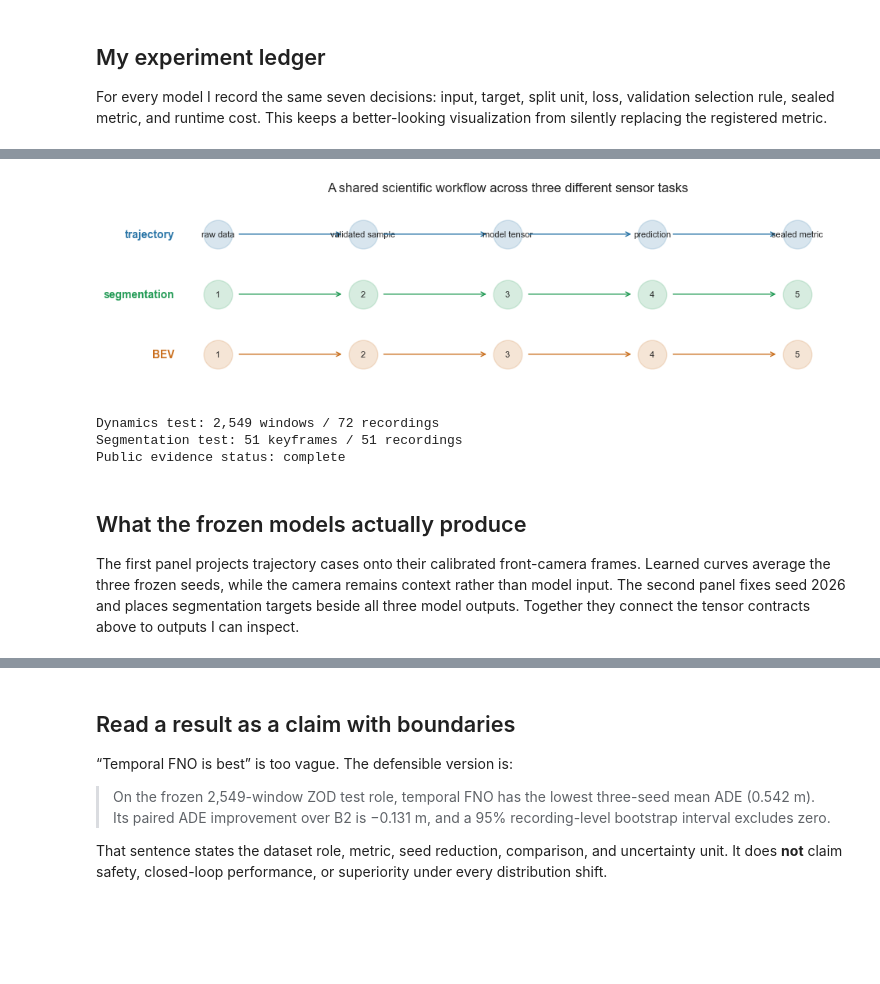
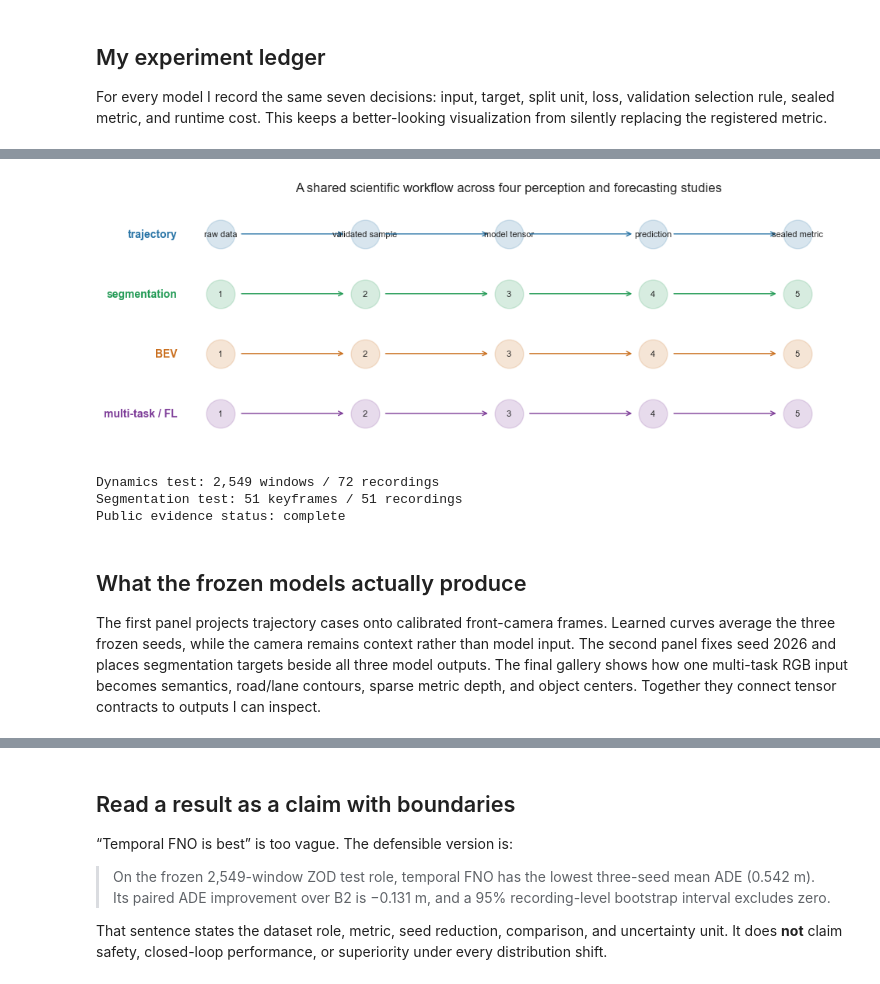
Before and after one commit to Nekros0day/zod-self-driving-lab, a Jupyter notebook: notebooks/00_project_map.ipynb, the cells around one changed output, grey strips where cells are left out. Cells and saved outputs as stored; diff of their text form; code cells hidden in the pictures; blank space fills up the shorter version.

Commit message:
Add multi-task camera and federated learning study

```diff
--- a/notebooks/00_project_map.ipynb
+++ b/notebooks/00_project_map.ipynb
@@ -127,19 +134,19 @@ ledger
 # %%
 # The same experiment stages apply even though the physical outputs differ.
 stages=['raw data','validated sample','model tensor','prediction','sealed metric']
-fig,ax=plt.subplots(figsize=(11,3.2)); ax.set_xlim(-.3,4.3); ax.set_ylim(-.6,2.6); ax.axis('off')
-colors=['#2874a6','#239b56','#ca6f1e']
-for row,(track,color) in enumerate(zip(['trajectory','segmentation','BEV'],colors)):
-    y=2-row
+fig,ax=plt.subplots(figsize=(11,4.2)); ax.set_xlim(-.3,4.3); ax.set_ylim(-.6,3.6); ax.axis('off')
+colors=['#2874a6','#239b56','#ca6f1e','#7d3c98']
+for row,(track,color) in enumerate(zip(['trajectory','segmentation','BEV','multi-task / FL'],colors)):
+    y=3-row
     for x,label in enumerate(stages):
         ax.scatter(x,y,s=700,color=color,alpha=.18,edgecolor=color)
         ax.text(x,y,label if row==0 else str(x+1),ha='center',va='center',fontsize=8)
         if x<4: ax.annotate('',(x+1-.13,y),(x+.13,y),arrowprops={'arrowstyle':'->','color':color})
     ax.text(-.3,y,track,ha='right',va='center',weight='bold',color=color)
-ax.set_title('A shared scientific workflow across three different sensor tasks')
+ax.set_title('A shared scientific workflow across four perception and forecasting studies')
 plt.show()
 # %% [output]
-[figure, old version]
+[figure, new version]
 # %%
 dyn = summary["dynamics"]
 seg = summary["segmentation"]
@@ -153,11 +160,13 @@ Public evidence status: complete
 # %% [markdown]
 ## What the frozen models actually produce
 
-The first panel projects trajectory cases onto their calibrated front-camera
-frames. Learned curves average the three frozen seeds, while the camera remains
-context rather than model input. The second panel fixes seed 2026 and places
-segmentation targets beside all three model outputs. Together they connect the
-tensor contracts above to outputs I can inspect.
+The first panel projects trajectory cases onto calibrated front-camera frames.
+Learned curves average the three frozen seeds, while the camera remains context
+rather than model input. The second panel fixes seed 2026 and places
+segmentation targets beside all three model outputs. The final gallery shows how
+one multi-task RGB input becomes semantics, road/lane contours, sparse metric
+depth, and object centers. Together they connect tensor contracts to outputs I
+can inspect.
 # %% [markdown]
 ![Held-out camera trajectories](../reports/figures/dynamics_camera_predictions.png)
 
```
Also changed, not shown: parts of 6 cells of this notebook, 46 other files.
